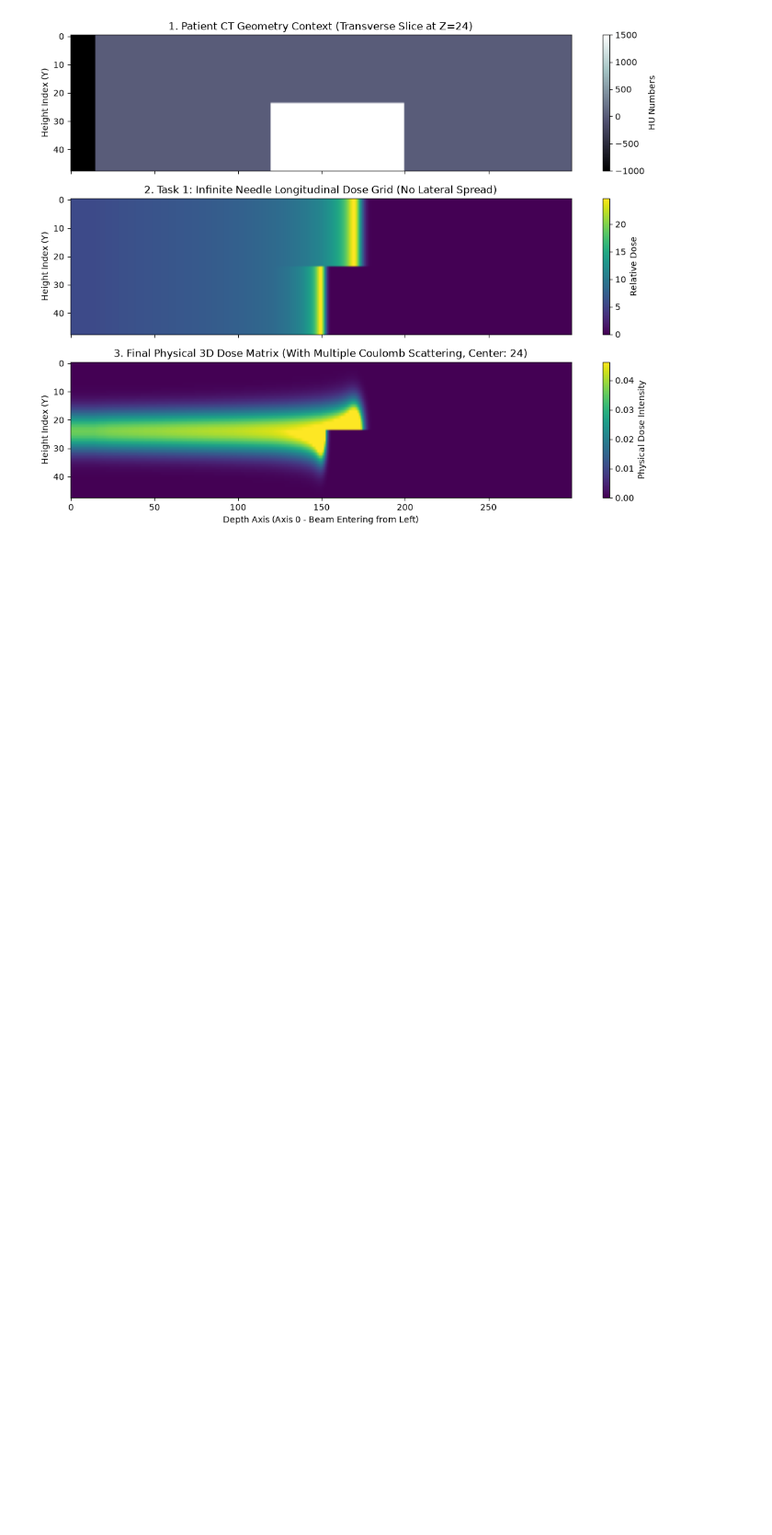
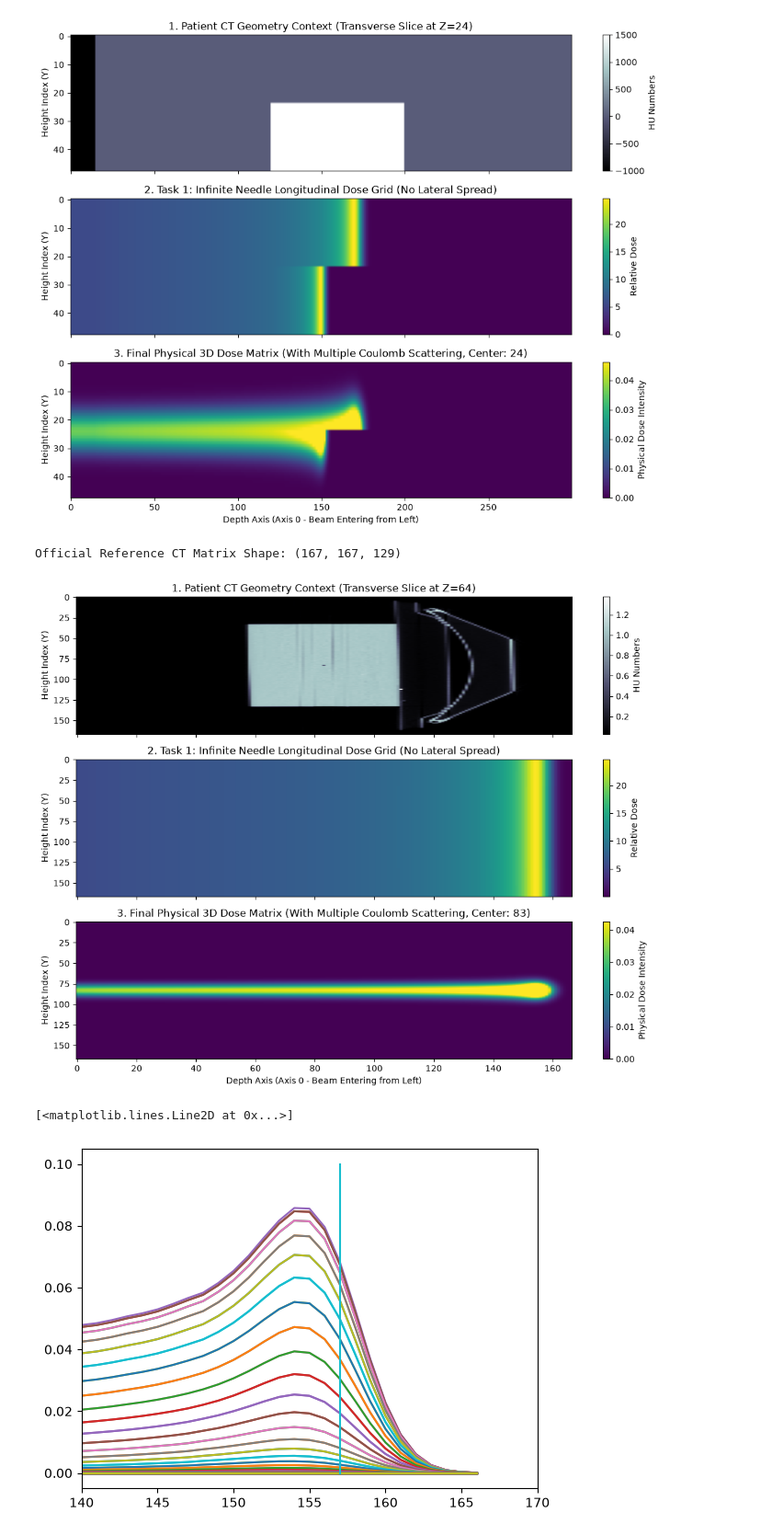
Before and after one commit to Liheng-Tian/pyRadPlan, a Jupyter notebook: Liheng_base_dose.ipynb, the cells around one changed output. Shown at 92% size. Cells and saved outputs as stored; diff of their text form; code cells hidden in the pictures; blank space fills up the shorter version.

```diff
--- a/Liheng_base_dose.ipynb
+++ b/Liheng_base_dose.ipynb
@@ -160,3 +160,29 @@ voxel_thickness = 1.0  # 1 mm step resolution
 dose_default = predict_pencil_beam_dose(ct_hu_phantom, energy_mev=150.0, if_check=1)
 # %% [output]
 [figure]
+# %%
+# Load the exact reference validation phantom provided by the developers
+tg119_file_path = resources.files("pyRadPlan.data.phantoms").joinpath("TG119.mat")
+tg119_data = pmr.read_mat(tg119_file_path)
+
+# Extract the Hounsfield Unit (HU) scan volume
+# This provides the true clinical 3D matrix to compare against your mock phantoms
+ct_volume_author = tg119_data['ct']['cube']
+print("Official Reference CT Matrix Shape:", ct_volume_author.shape)
+# %% [output]
+Official Reference CT Matrix Shape: (167, 167, 129)
+# %%
+my_calculated_tg119_dose = predict_pencil_beam_dose(
+    ct_volume_author,
+    energy_mev=150.0,
+    if_check=1 # Set to 1 to inspect the structural alignment panels visually
+)
+plt.figure()
+# ~ ~157 mm
+plt.plot(my_calculated_tg119_dose[:,80,:])
+plt.xlim([140,170])
+plt.plot([157,157],[0,0.1])
+# %% [output]
+[figure, added]
+[<matplotlib.lines.Line2D at 0x...>]
+[figure, added]
```
